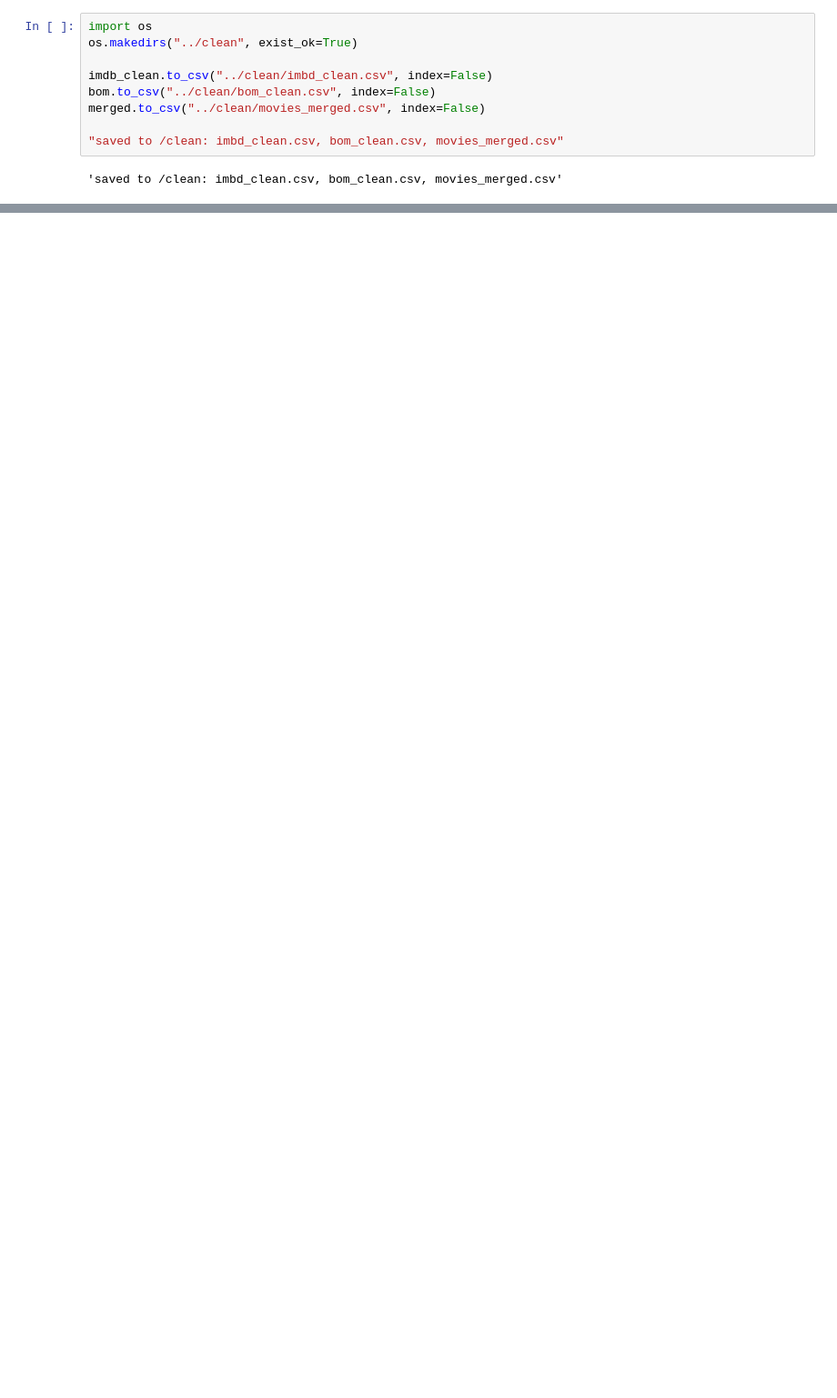
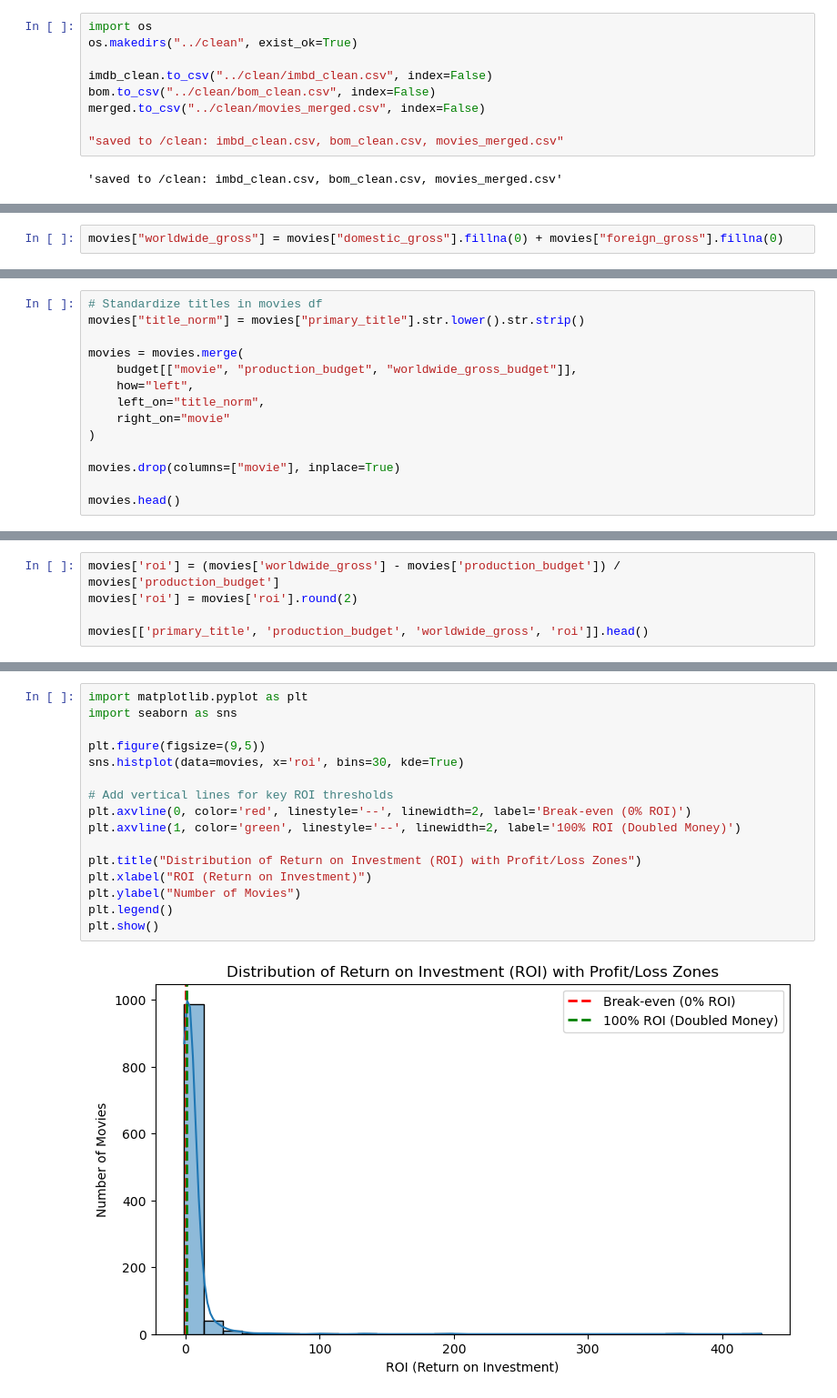
Before and after one commit to Christine-Muhoro/movie_group_project, a Jupyter notebook: notebooks/Mwiti.ipynb, the cells around one changed output, grey strips where cells are left out. Shown at 91% size. Cells and saved outputs as stored; diff of their text form; blank space fills up the shorter version.

```diff
--- a/notebooks/Mwiti.ipynb
+++ b/notebooks/Mwiti.ipynb
@@ -444,0 +551,2 @@ plt.show()
+# %%
+movies["worldwide_gross"] = movies["domestic_gross"].fillna(0) + movies["foreign_gross"].fillna(0)
@@ -444,0 +574,14 @@ plt.show()
+# %%
+# Standardize titles in movies df
+movies["title_norm"] = movies["primary_title"].str.lower().str.strip()
+
+movies = movies.merge(
+    budget[["movie", "production_budget", "worldwide_gross_budget"]],
+    how="left",
+    left_on="title_norm",
+    right_on="movie"
+)
+
+movies.drop(columns=["movie"], inplace=True)
+
+movies.head()
@@ -444,0 +616,5 @@ plt.show()
+# %%
+movies['roi'] = (movies['worldwide_gross'] - movies['production_budget']) / movies['production_budget']
+movies['roi'] = movies['roi'].round(2)
+
+movies[['primary_title', 'production_budget', 'worldwide_gross', 'roi']].head()
@@ -444,0 +628,18 @@ plt.show()
+# %%
+import matplotlib.pyplot as plt
+import seaborn as sns
+
+plt.figure(figsize=(9,5))
+sns.histplot(data=movies, x='roi', bins=30, kde=True)
+
+# Add vertical lines for key ROI thresholds
+plt.axvline(0, color='red', linestyle='--', linewidth=2, label='Break-even (0% ROI)')
+plt.axvline(1, color='green', linestyle='--', linewidth=2, label='100% ROI (Doubled Money)')
+
+plt.title("Distribution of Return on Investment (ROI) with Profit/Loss Zones")
+plt.xlabel("ROI (Return on Investment)")
+plt.ylabel("Number of Movies")
+plt.legend()
+plt.show()
+# %% [output]
+[figure, added]
```
Also changed, not shown: parts of 59 cells of this notebook.
